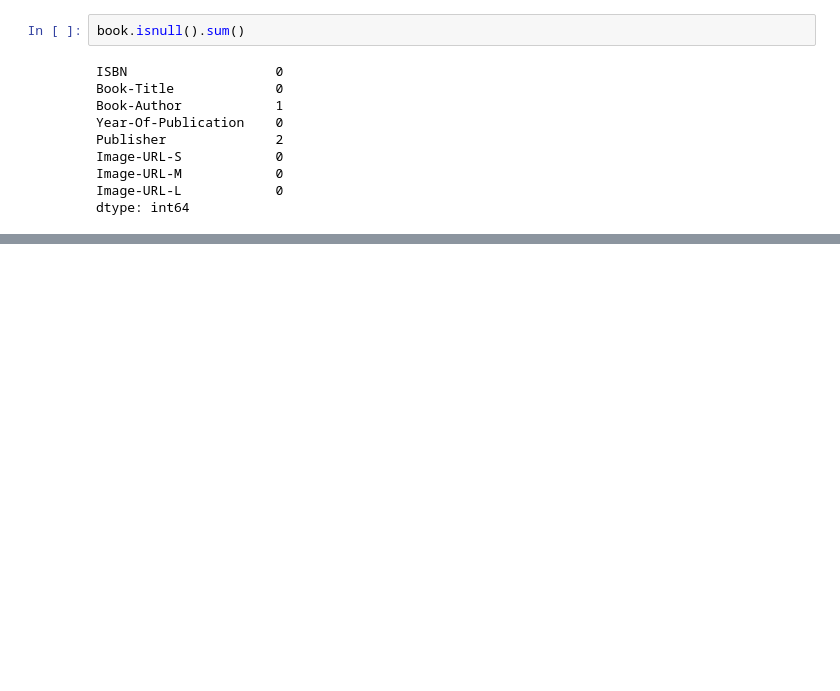
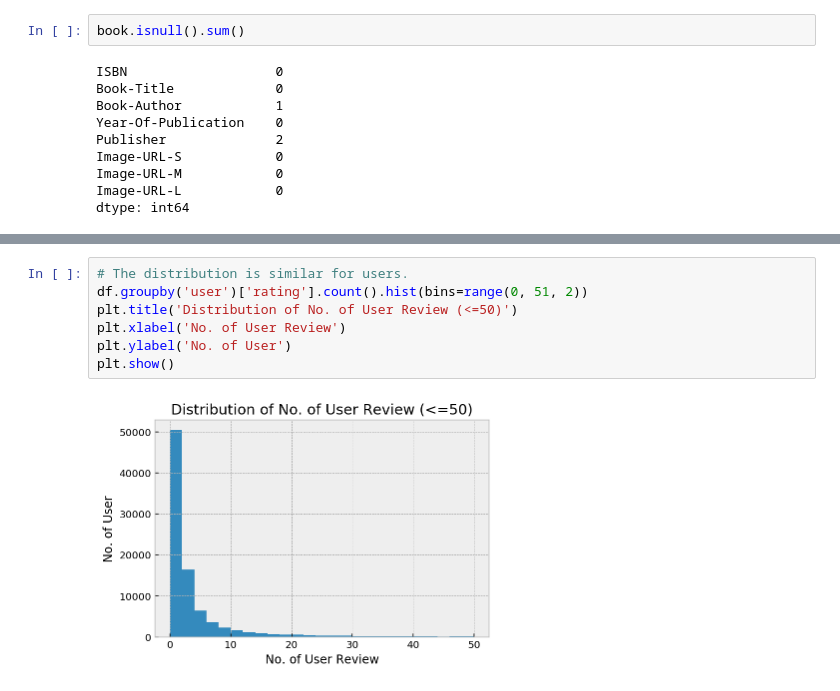
Before and after one commit to ppeyliang/book-recommender, a Jupyter notebook: capstone_project.ipynb, the cells around one changed output, grey strips where cells are left out. Cells and saved outputs as stored; diff of their text form; blank space fills up the shorter version.

```diff
--- a/capstone_project.ipynb
+++ b/capstone_project.ipynb
@@ -120,0 +261,9 @@ sorted(ratings['Book-Rating'].unique())
+# %%
+# The distribution is similar for users.
+df.groupby('user')['rating'].count().hist(bins=range(0, 51, 2))
+plt.title('Distribution of No. of User Review (<=50)')
+plt.xlabel('No. of User Review')
+plt.ylabel('No. of User')
+plt.show()
+# %% [output]
+[figure, added]
```
Also changed, not shown: parts of 38 cells of this notebook.
